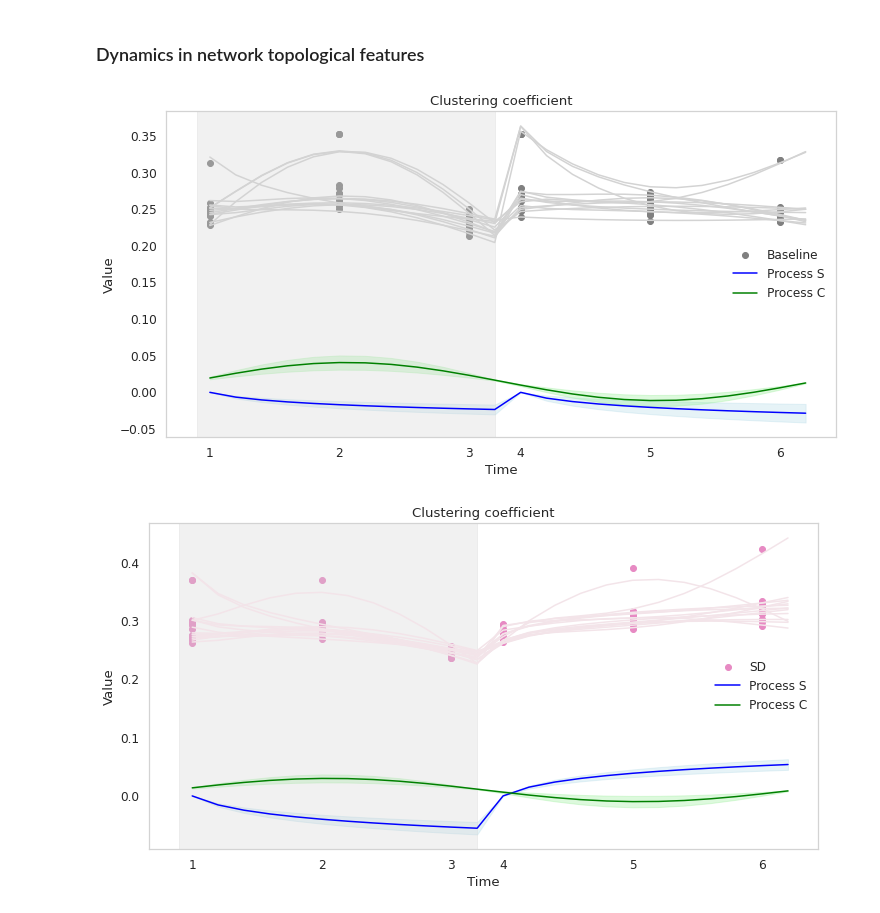
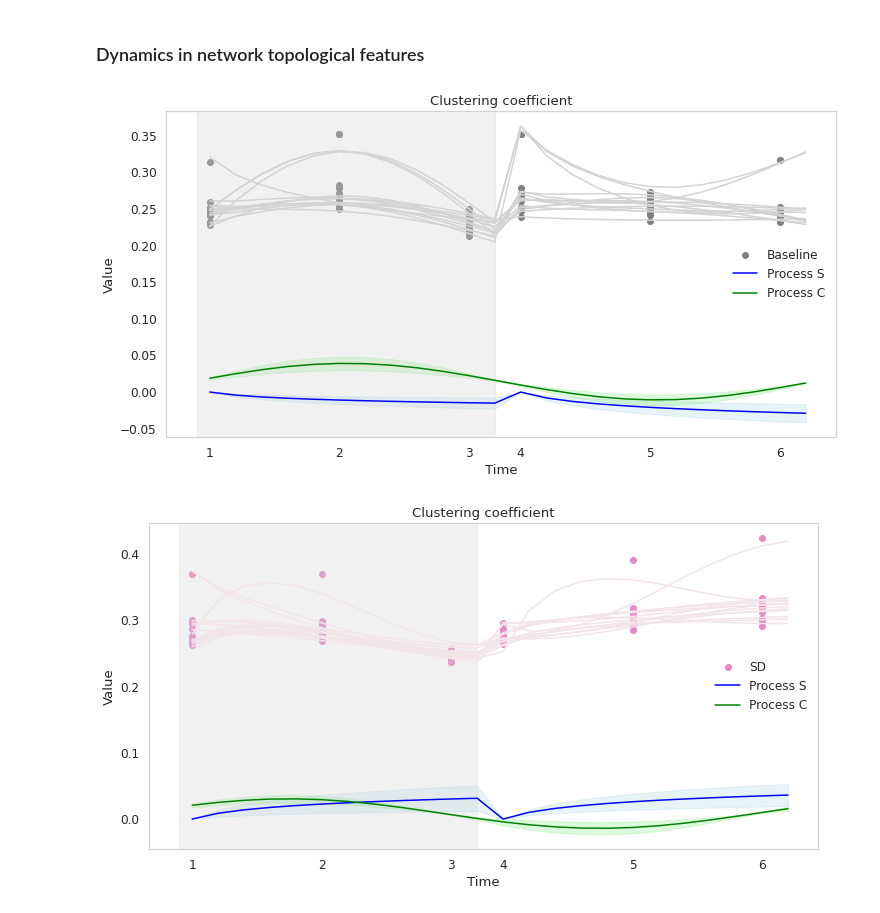
Before and after one commit to BISL-jypark/dynamics-in-sleep, a Jupyter notebook: src/sleep-deprivation-study.ipynb, the cells around one changed output. Cells and saved outputs as stored; diff of their text form; code cells hidden in the pictures.

```diff
--- a/src/sleep-deprivation-study.ipynb
+++ b/src/sleep-deprivation-study.ipynb
@@ -430,7 +430,7 @@ def df_interpolate(dic):
 def func(x, a, b, c, d, e):
     return a + b*np.log(x) + c*np.cos(2*math.pi*(x+d)/24) + e
 
-def curve_fitting(subject_dict, time=None):
+def curve_fitting(subject_dict, time=None, func=func):
     if time == 'night' :
         dict_df = {'BS':pd.DataFrame(subject_dict['BS']).T[[0,1,2]], 'SD':pd.DataFrame(subject_dict['SD']).T[[0,1,2]]}
     elif time == 'day':
@@ -449,7 +449,9 @@ def curve_fitting(subject_dict, time=None):
             else :
                 xdata = np.array([0,4,8,12,16,20,24,28,32,36]) + 1
                 ydata = dict_df[prot].loc[subject].tolist()
-            popt, pcov = curve_fit(func, xdata, ydata, absolute_sigma=True)
+            if func == func_norm : popt, pcov = curve_fit(func_norm, xdata, ydata, absolute_sigma=True)
+            elif func == func_delay : popt, pcov = curve_fit(func_delay, xdata, ydata, absolute_sigma=True)
+            else : popt, pcov = curve_fit(func, xdata, ydata, absolute_sigma=True)
             Hparam[prot][subject] = popt
             std_err[prot][subject] = np.sqrt(np.diag(pcov))
     return Hparam, std_err
@@ -585,8 +587,13 @@ MD_BS v.s. MD_SD: t-test independent samples, P_val=6.416e-01 stat=4.709e-01
 def circa_func(x, a, b, c, d):
     return a + b*np.cos(2*np.pi*x/24 + c) + d
 
-def func(x, a, b, c, e):
-    return a + b*np.log(x) + c*np.cos(2*math.pi*(x - 2*math.pi)/24) + e
+def func_norm(x, a, b, c, e):
+    d = 6
+    return a + b*np.log(x) + c*np.cos(2*math.pi*(x - d)/24) + e
+
+def func_delay(x, a, b, c, e):
+    d = 1
+    return a + b*np.log(x) + c*np.cos(2*math.pi*(x - d)/24) + e
 # %%
 Hparam_CC_night = {'BS':None, 'SD':None}; Hparam_CC_day = {'BS':None, 'SD':None}
 
@@ -602,8 +609,8 @@ df_night = pd.DataFrame(CC_subjects['BS']).T[[0,1,2]]
 df_night.columns = [1,6,11]; df_night = fillna(df_night, col=[i+1 for i in range(12)])
 df_day = pd.DataFrame(CC_subjects['BS']).T[[3,4,5]]
 df_day.columns = [1,6,11]; df_day = fillna(df_day, col=[i+1 for i in range(12)])
-Hparam_CC_night = curve_fitting(CC_subjects, time='night')[0]
-Hparam_CC_day = curve_fitting(CC_subjects, time='day')[0]
+Hparam_CC_night = curve_fitting(CC_subjects, time='night', func=func_norm)[0]
+Hparam_CC_day = curve_fitting(CC_subjects, time='day', func=func_norm)[0]
 
 fig, ax = plt.subplots()
 time = np.array([1,6,11,13,18,23])
@@ -612,8 +619,8 @@ plt.scatter(time, np.concatenate([np.mean(df_night, axis=0),np.mean(df_day, axis
 for subject in set(sample_info.subject):
     plt.scatter(time, np.concatenate([df_night.loc[subject],df_day.loc[subject]])[time-1], color='grey')
     param_night = Hparam_CC_night['BS'][subject]; param_day = Hparam_CC_day['BS'][subject]
-    y_night = func(np.arange(1,13),param_night[0],param_night[1],param_night[2],param_night[3])
-    y_day = func(np.arange(1,13),param_day[0],param_day[1],param_day[2],param_day[3])
+    y_night = func_norm(np.arange(1,13),param_night[0],param_night[1],param_night[2],param_night[3])
+    y_day = func_norm(np.arange(1,13),param_day[0],param_day[1],param_day[2],param_day[3])
     plt.plot(np.arange(1,25), np.concatenate([y_night, y_day]), color='lightgrey')
     S_CC_night['BS'][subject] = param_night[1]*np.log(np.arange(1,13))
     C_CC_night['BS'][subject] = param_night[2]*np.cos(2*math.pi*(np.arange(1,13)-2*math.pi)/24)
@@ -637,7 +644,7 @@ plt.xlabel("Time"); plt.ylabel("Value")
 plt.xticks(time,[1,2,3,4,5,6])
 plt.show()
 # %% [output]
-[figure, old version]
+[figure, new version]
 # %%
 # Dynamics in Clustering coefficient for SD group
 sns.set(rc={"figure.figsize":(12, 6), 'axes.edgecolor': 'lightgrey', 'axes.facecolor':'None'}, font_scale=1.1)
@@ -646,40 +653,42 @@ df_night = pd.DataFrame(CC_subjects['SD']).T[[0,1,2]]
 df_night.columns = [1,6,11]; df_night = fillna(df_night, col=[i+1 for i in range(12)])
 df_day = pd.DataFrame(CC_subjects['SD']).T[[3,4,5]]
 df_day.columns = [1,6,11]; df_day = fillna(df_day, col=[i+1 for i in range(12)])
+Hparam_CC_night = curve_fitting(CC_subjects, time='night', func=func_delay)[0]
+Hparam_CC_day = curve_fitting(CC_subjects, time='day', func=func_delay)[0]
 
 fig, ax = plt.subplots()
 time = np.array([1,6,11,13,18,23])
 plt.scatter(time, np.concatenate([np.mean(df_night, axis=0),np.mean(df_day, axis=0)])[time-1], color=sns.color_palette('Set2')[3], label='SD')
 
 for subject in set(sample_info.subject):
     plt.scatter(time, np.concatenate([df_night.loc[subject],df_day.loc[subject]])[time-1], color=sns.color_palette('Set2')[3])
     param_night = Hparam_CC_night['SD'][subject]; param_day = Hparam_CC_day['SD'][subject]
-    y_night = func(np.arange(1,13),param_night[0],param_night[1],param_night[2],param_night[3])
-    y_day = func(np.arange(1,13),param_day[0],param_day[1],param_day[2],param_day[3])
+    y_night = func_delay(np.arange(1,13),param_night[0],param_night[1],param_night[2],param_night[3])
+    y_day = func_delay(np.arange(1,13),param_day[0],param_day[1],param_day[2],param_day[3])
     plt.plot(np.arange(1,25), np.concatenate([y_night, y_day]), color='#F3E4E9')
     S_CC_night['SD'][subject] = param_night[1]*np.log(np.arange(1,13))
-    C_CC_night['SD'][subject] = param_night[2]*np.cos(2*math.pi*(np.arange(1,13)-2*math.pi)/24)
+    C_CC_night['SD'][subject] = param_night[2]*np.cos(2*math.pi*(np.arange(1,13)-3/2*math.pi)/24)
     S_CC_day['SD'][subject] = param_day[1]*np.log(np.arange(1,13))
-    C_CC_day['SD'][subject] = param_day[2]*np.cos(2*math.pi*(np.arange(1,13)-2*math.pi)/24)
+    C_CC_day['SD'][subject] = param_day[2]*np.cos(2*math.pi*(np.arange(1,13)-3/2*math.pi)/24)
 
 ys = np.concatenate([pd.DataFrame(S_CC_night['SD']).mean(axis=1), pd.DataFrame(S_CC_day['SD']).mean(axis=1)])
 error_s = np.concatenate([pd.DataFrame(S_CC_night['SD']).sem(axis=1), pd.DataFrame(S_CC_day['SD']).sem(axis=1)])
 ax.plot(np.arange(1,25), ys, color='blue', label='Process S')
 ax.fill_between(np.arange(1,25), ys - error_s, ys + error_s, color='lightblue', alpha=0.3)
 
 yc = np.concatenate([pd.DataFrame(C_CC_night['SD']).mean(axis=1), pd.DataFrame(C_CC_day['SD']).mean(axis=1)])
 yc_c = circa_func(np.arange(1,25), *curve_fit(circa_func, np.arange(1,25), yc)[0])
 error_c = np.concatenate([pd.DataFrame(C_CC_night['SD']).sem(axis=1), pd.DataFrame(C_CC_day['SD']).sem(axis=1)])
 ax.plot(np.arange(1,25), yc_c, color='green', label='Process C')
 ax.fill_between(np.arange(1,25), yc_c - error_c, yc_c + error_c, color='lightgreen', alpha=0.3)
 ax.axvspan(0.5, 12, color='lightgray', alpha=0.3)
 plt.title("Clustering coefficient")
 plt.legend(frameon=False)
 plt.xlabel("Time"); plt.ylabel("Value")
 plt.xticks(time,[1,2,3,4,5,6])
 plt.show()
 # %% [output]
-[figure, old version]
+[figure, new version]
 # %%
 Hparam_ASS_night = {'BS':None, 'SD':None}; Hparam_ASS_day = {'BS':None, 'SD':None}
 
```
